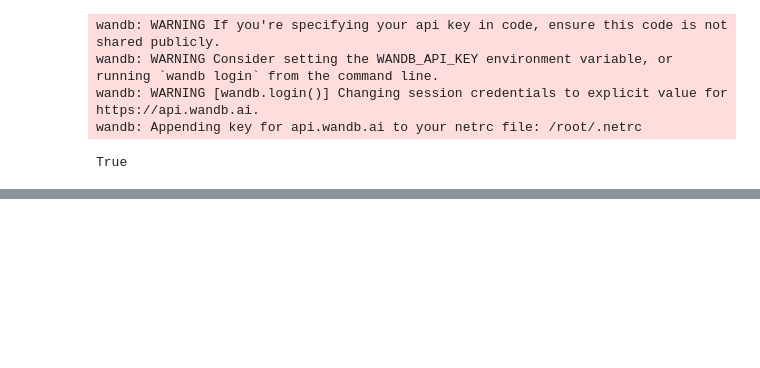
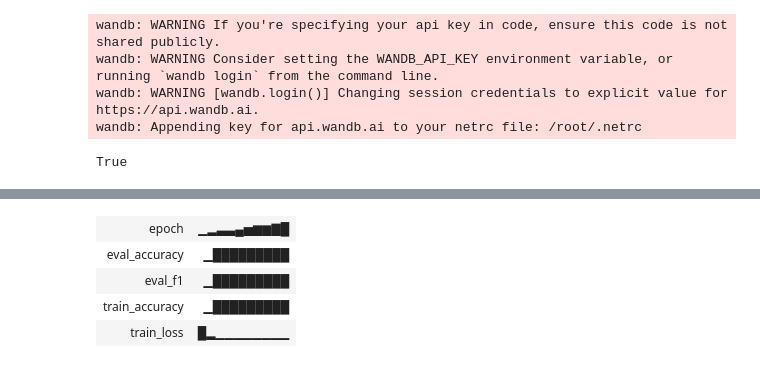
Before and after one commit to 22f2000691/dlgenai-t22026, a Jupyter notebook: DL-22f2000691-notebook-t22026.ipynb, the cells around one changed output, grey strips where cells are left out. Saved outputs shown, nothing was run; the diff lists cells and outputs as text; code cells hidden in the pictures; blank space fills up the shorter version.

```diff
--- a/DL-22f2000691-notebook-t22026.ipynb
+++ b/DL-22f2000691-notebook-t22026.ipynb
@@ -908,0 +590,88 @@ Run history:
+# %%
+def row_text(df):
+    return (df['prompt'] + " " + df['A'] + " " + df['B'] + " " + df['C'] + " " + df['D'] + " " + df['E']).tolist()
+
+
+
+tfidf_vectorizer = TfidfVectorizer(stop_words='english', max_features=5000)
+X_train_tfidf = tfidf_vectorizer.fit_transform(row_text(train_split_df)).toarray()
+X_val_tfidf = tfidf_vectorizer.transform(row_text(val_split_df)).toarray()
+X_test_tfidf = tfidf_vectorizer.transform(row_text(test_df)).toarray()
+
+
+class MCQScratchDataset(TorchDataset):
+    def __init__(self, X, y):
+        self.X = torch.tensor(X, dtype=torch.float32)
+        self.y = torch.tensor(y, dtype=torch.long)
+
+    def __len__(self):
+        return len(self.X)
+
+    def __getitem__(self, idx):
+        return self.X[idx], self.y[idx]
+
+
+train_loader = DataLoader(MCQScratchDataset(X_train_tfidf, y_train_split), batch_size=16, shuffle=True)
+val_loader = DataLoader(MCQScratchDataset(X_val_tfidf, y_val_split), batch_size=16, shuffle=False)
+
+
+class ScratchMCQSolver(nn.Module):
+    def __init__(self, input_dim, hidden_dim=128):
+        super(ScratchMCQSolver, self).__init__()
+        self.fc1 = nn.Linear(input_dim, hidden_dim)
+        self.relu = nn.ReLU()
+        self.fc2 = nn.Linear(hidden_dim, 5)
+
+    def forward(self, x):
+        return self.fc2(self.relu(self.fc1(x)))
+
+
+model_scratch = ScratchMCQSolver(input_dim=X_train_tfidf.shape[1]).to(device)
+criterion = nn.CrossEntropyLoss()
+optimizer = optim.Adam(model_scratch.parameters(), lr=1e-3)
+
+wandb.init(project="smart-mcq-solver", name="Model-1-Scratch-MLP")
+NUM_EPOCHS_SCRATCH = 10
+
+for epoch in range(NUM_EPOCHS_SCRATCH):
+    model_scratch.train()
+    total_loss, correct, total = 0.0, 0, 0
+    for batch_x, batch_y in train_loader:
+        batch_x, batch_y = batch_x.to(device), batch_y.to(device)
+        optimizer.zero_grad()
+        outputs = model_scratch(batch_x)
+        loss = criterion(outputs, batch_y)
+        loss.backward()
+        optimizer.step()
+
+        total_loss += loss.item()
+        correct += (torch.argmax(outputs, dim=1) == batch_y).sum().item()
+        total += batch_y.size(0)
+
+    train_loss = total_loss / len(train_loader)
+    train_acc = correct / total
+
+    model_scratch.eval()
+    val_preds, val_labels = [], []
+    with torch.no_grad():
+        for batch_x, batch_y in val_loader:
+            batch_x = batch_x.to(device)
+            outputs = model_scratch(batch_x)
+            val_preds.extend(torch.argmax(outputs, dim=1).cpu().numpy().tolist())
+            val_labels.extend(batch_y.numpy().tolist())
+    val_acc = accuracy_score(val_labels, val_preds)
+    val_f1 = f1_score(val_labels, val_preds, average="macro")
+
+    wandb.log({
+        "epoch": epoch + 1,
+        "train_loss": train_loss,
+        "train_accuracy": train_acc,
+        "eval_accuracy": val_acc,
+        "eval_f1": val_f1,
+    })
+    print(f"Epoch {epoch + 1}/{NUM_EPOCHS_SCRATCH} - loss: {train_loss:.4f} "
+          f"- train_acc: {train_acc:.4f} - val_acc: {val_acc:.4f} - val_f1: {val_f1:.4f}")
+
+model1_metrics = {"accuracy": val_acc, "f1": val_f1}
+wandb.finish()
+# %% [output]
@@ -908,0 +696,5 @@ Run history:
+| epoch | ▁▂▃▃▄▅▆▆▇█ |
+| eval_accuracy | ▁█████████ |
+| eval_f1 | ▁█████████ |
+| train_accuracy | ▁█████████ |
+| train_loss | █▂▁▁▁▁▁▁▁▁ |
```
Also changed, not shown: parts of 61 cells of this notebook.
